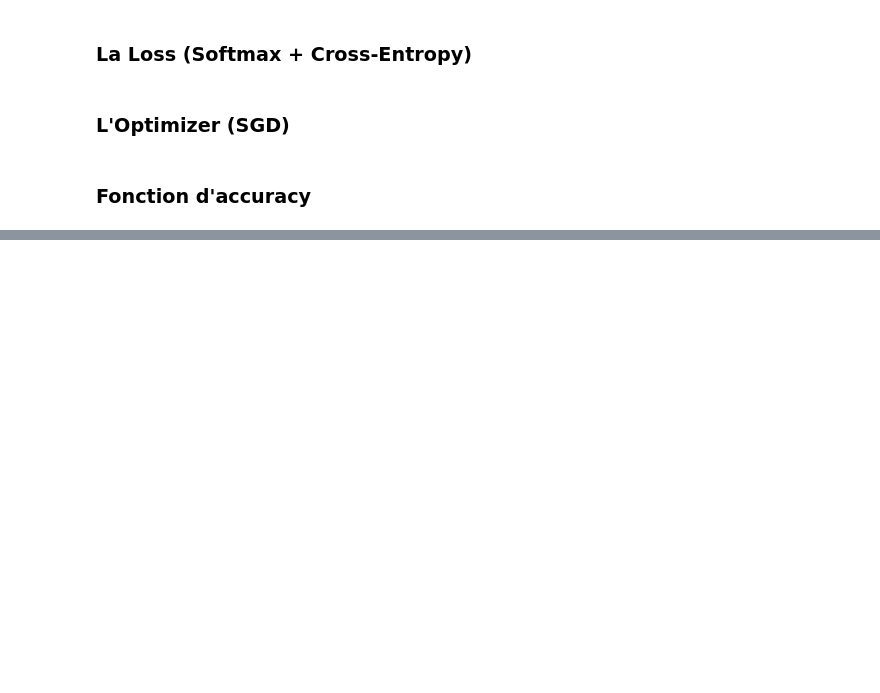
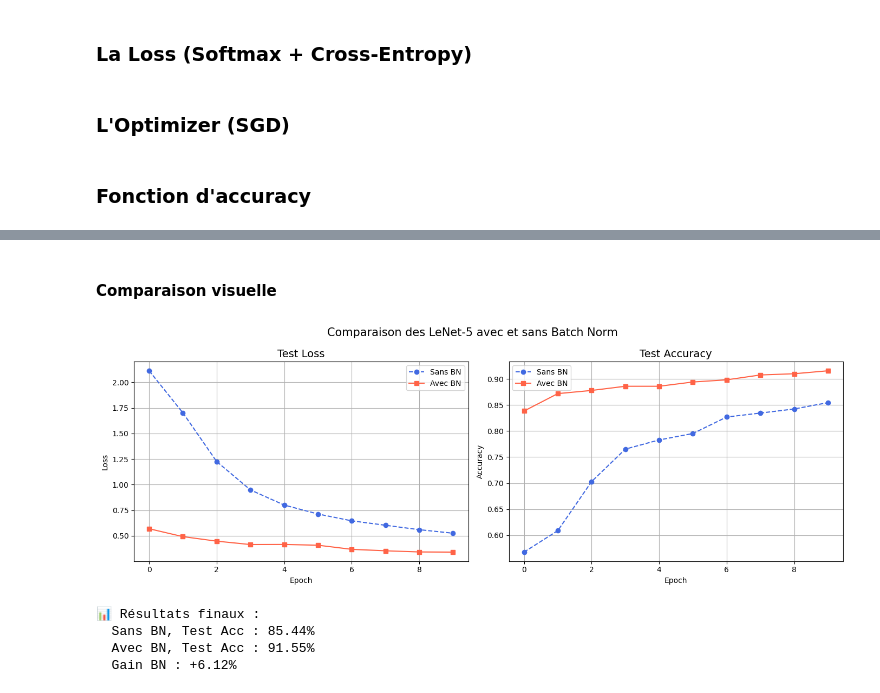
Before and after one commit to BGuiguiri/LeNet-5_from_scratch, a Jupyter notebook: Code_LeNet-5.ipynb, the cells around one changed output, grey strips where cells are left out. Drawn from its saved outputs; the diff is of its cells as text; code cells hidden in the pictures; blank space fills up the shorter version.

```diff
--- a/Code_LeNet-5.ipynb
+++ b/Code_LeNet-5.ipynb
@@ -391,0 +830,45 @@ def accuracy(logits, y_true):
+# %% [markdown]
+#### Comparaison visuelle
+# %%
+fig, axes = plt.subplots(1, 2, figsize=(14, 5))
+
+# --- Loss ---
+axes[0].plot(history_no_bn['test_loss'], label='Sans BN',
+             color='royalblue', marker='o', linestyle='--')
+axes[0].plot(history_bn['test_loss'],    label='Avec BN',
+             color='tomato',    marker='s')
+axes[0].set_title('Test Loss', fontsize=14)
+axes[0].set_xlabel('Epoch')
+axes[0].set_ylabel('Loss')
+axes[0].legend()
+axes[0].grid(True)
+
+# --- Accuracy ---
+axes[1].plot(history_no_bn['test_acc'], label='Sans BN',
+             color='royalblue', marker='o', linestyle='--')
+axes[1].plot(history_bn['test_acc'],    label='Avec BN',
+             color='tomato',    marker='s')
+axes[1].set_title('Test Accuracy', fontsize=14)
+axes[1].set_xlabel('Epoch')
+axes[1].set_ylabel('Accuracy')
+axes[1].legend()
+axes[1].grid(True)
+
+plt.suptitle('Comparaison des LeNet-5 avec et sans Batch Norm',
+             fontsize=15)
+plt.tight_layout()
+plt.savefig('ablation_study.png', dpi=150)
+plt.show()
+
+# --- Résumé chiffré ---
+print("\n📊 Résultats finaux :")
+print(f"  Sans BN, Test Acc : {history_no_bn['test_acc'][-1]*100:.2f}%")
+print(f"  Avec BN, Test Acc : {history_bn['test_acc'][-1]*100:.2f}%")
+diff = (history_bn['test_acc'][-1] - history_no_bn['test_acc'][-1]) * 100
+print(f"  Gain BN : {diff:+.2f}%")
+# %% [output]
+[figure, added]
+📊 Résultats finaux :
+  Sans BN, Test Acc : 85.44%
+  Avec BN, Test Acc : 91.55%
+  Gain BN : +6.12%
```
Also changed, not shown: parts of 36 cells of this notebook.
